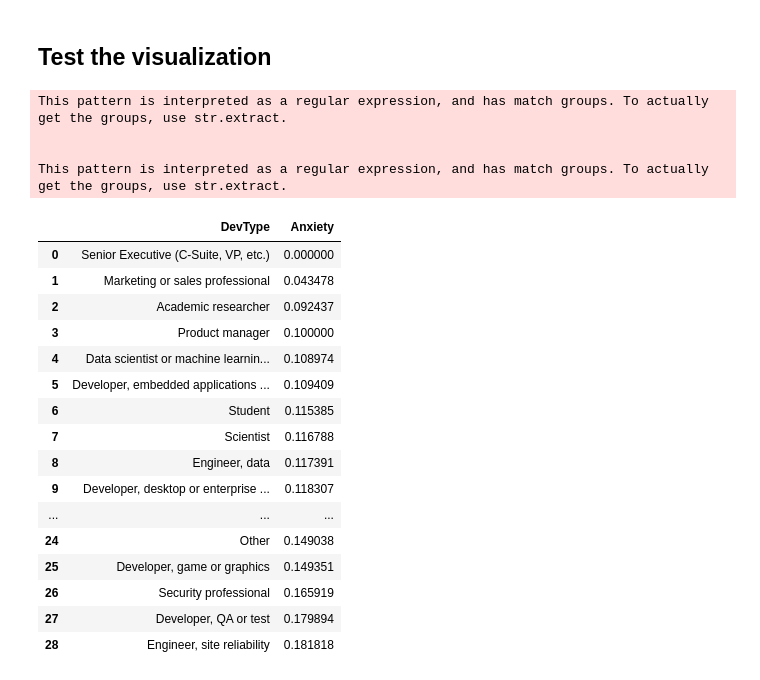
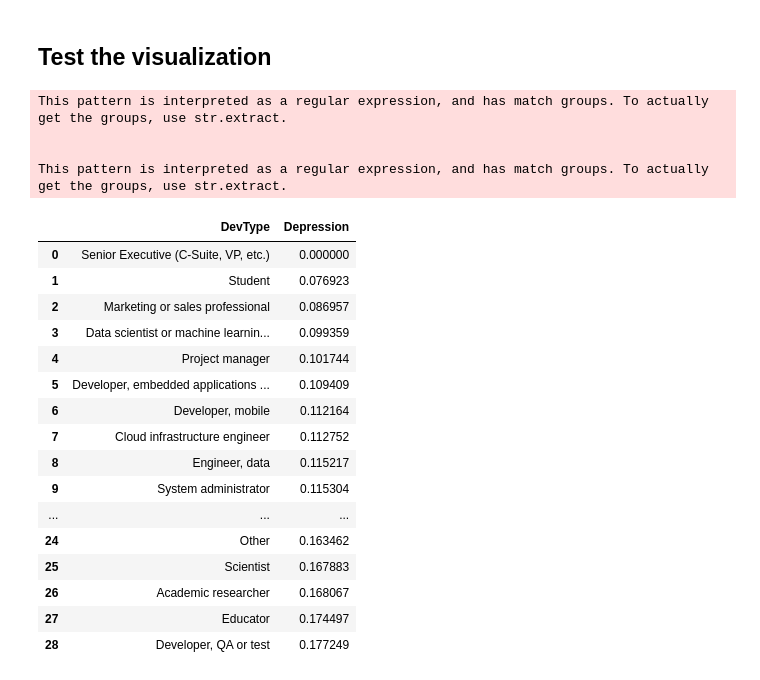
Before and after one commit to alphasigma25/VI-2022, a Jupyter notebook: MentalHealthCSV.ipynb, the cells around one changed output. Saved outputs shown, nothing was run; the diff lists cells and outputs as text; code cells hidden in the pictures.

```diff
--- a/MentalHealthCSV.ipynb
+++ b/MentalHealthCSV.ipynb
@@ -197,53 +197,53 @@ def aggregate_health(data, mental_health_type: str):
         total = df.shape[0]
         # print(total)
         # print(filter_multicat(df, 'MentalHealth', mental_health_type).size)
         if total > 0:
             numbers.append(filter_multicat(df, 'MentalHealth', mental_health_type).shape[0]/total)
         else:
             numbers.append(0)
     output['DevType'] = DevType
     output[mental_health_type] = numbers
     return output
 
 def getHealthOutput(data, salary_min, salary_max, mental_health_type):
     df = data
     # Filter the salary
     df = df.loc[df['YearlySalary'] > salary_min]
     df = df.loc[df['YearlySalary'] < salary_max]
 
     # Get the proportion of the data for each DevType
     return aggregate_health(df, mental_health_type)
 
 df_d = getHealthOutput(df_features, 80e3,160e3, 'Depression')
 df_d = df_d.sort_values(by=['Depression'])
-df_d = df_d.reset_index(drop=True)
 
 df_a = getHealthOutput(df_features, 80e3,160e3, 'Anxiety')
-df_a = df_a.sort_values(by=['Anxiety'])
+df_a = df_a.reindex(df_d.index)
+df_d = df_d.reset_index(drop=True)
 df_a = df_a.reset_index(drop=True)
-df_a
+df_d
 # %% [output]
 This pattern is interpreted as a regular expression, and has match groups. To actually get the groups, use str.extract.
 
 
 This pattern is interpreted as a regular expression, and has match groups. To actually get the groups, use str.extract.
-|  | DevType | Anxiety |
+|  | DevType | Depression |
 | 0 | Senior Executive (C-Suite, VP, etc.) | 0.000000 |
-| 1 | Marketing or sales professional | 0.043478 |
-| 2 | Academic researcher | 0.092437 |
-| 3 | Product manager | 0.100000 |
-| 4 | Data scientist or machine learnin... | 0.108974 |
+| 1 | Student | 0.076923 |
+| 2 | Marketing or sales professional | 0.086957 |
+| 3 | Data scientist or machine learnin... | 0.099359 |
+| 4 | Project manager | 0.101744 |
 | 5 | Developer, embedded applications ... | 0.109409 |
-| 6 | Student | 0.115385 |
-| 7 | Scientist | 0.116788 |
-| 8 | Engineer, data | 0.117391 |
-| 9 | Developer, desktop or enterprise ... | 0.118307 |
+| 6 | Developer, mobile | 0.112164 |
+| 7 | Cloud infrastructure engineer | 0.112752 |
+| 8 | Engineer, data | 0.115217 |
+| 9 | System administrator | 0.115304 |
 | ... | ... | ... |
-| 24 | Other | 0.149038 |
-| 25 | Developer, game or graphics | 0.149351 |
-| 26 | Security professional | 0.165919 |
-| 27 | Developer, QA or test | 0.179894 |
-| 28 | Engineer, site reliability | 0.181818 |
+| 24 | Other | 0.163462 |
+| 25 | Scientist | 0.167883 |
+| 26 | Academic researcher | 0.168067 |
+| 27 | Educator | 0.174497 |
+| 28 | Developer, QA or test | 0.177249 |
 # %%
 from plotly.subplots import make_subplots
 import plotly.graph_objects as go
```
Also changed, not shown: parts of 1 cell of this notebook.
